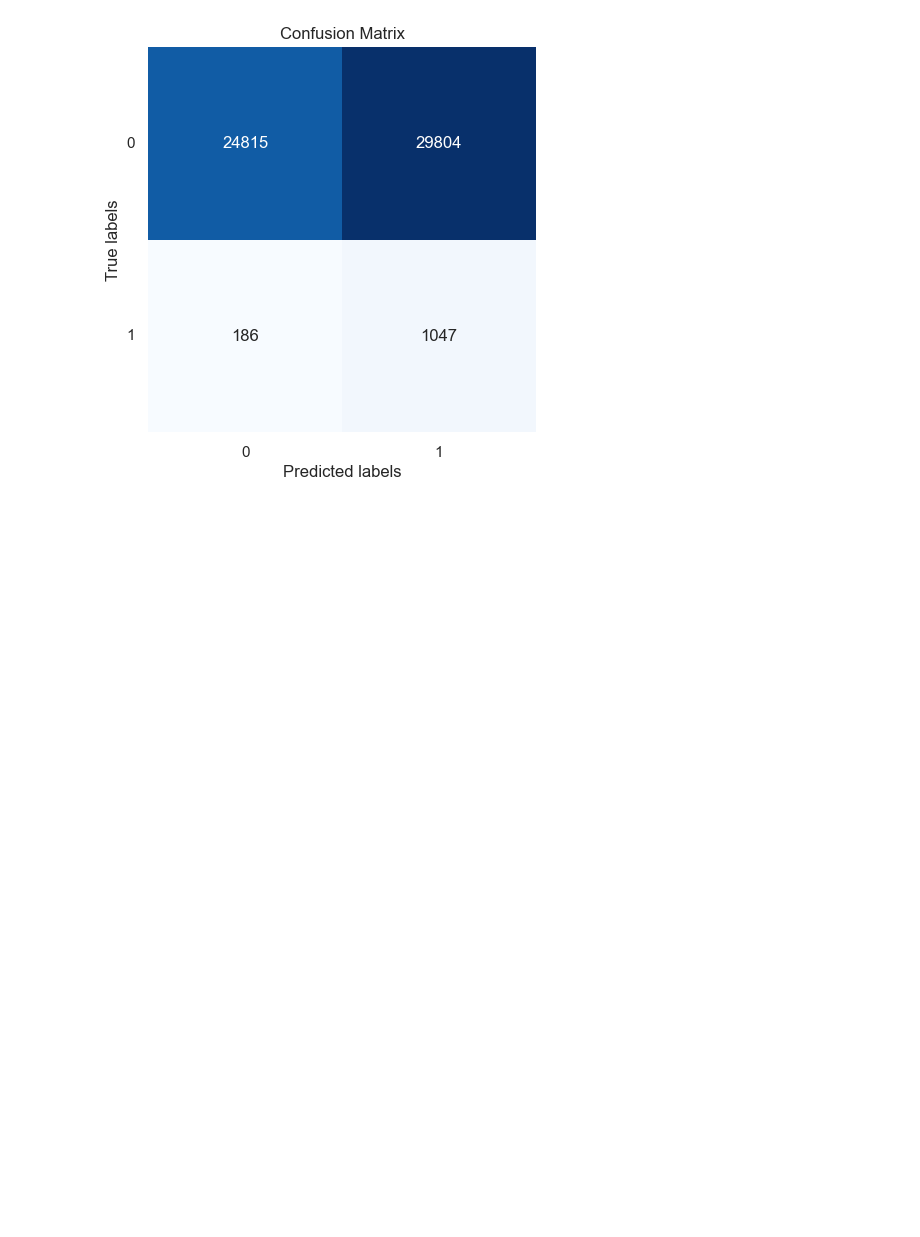
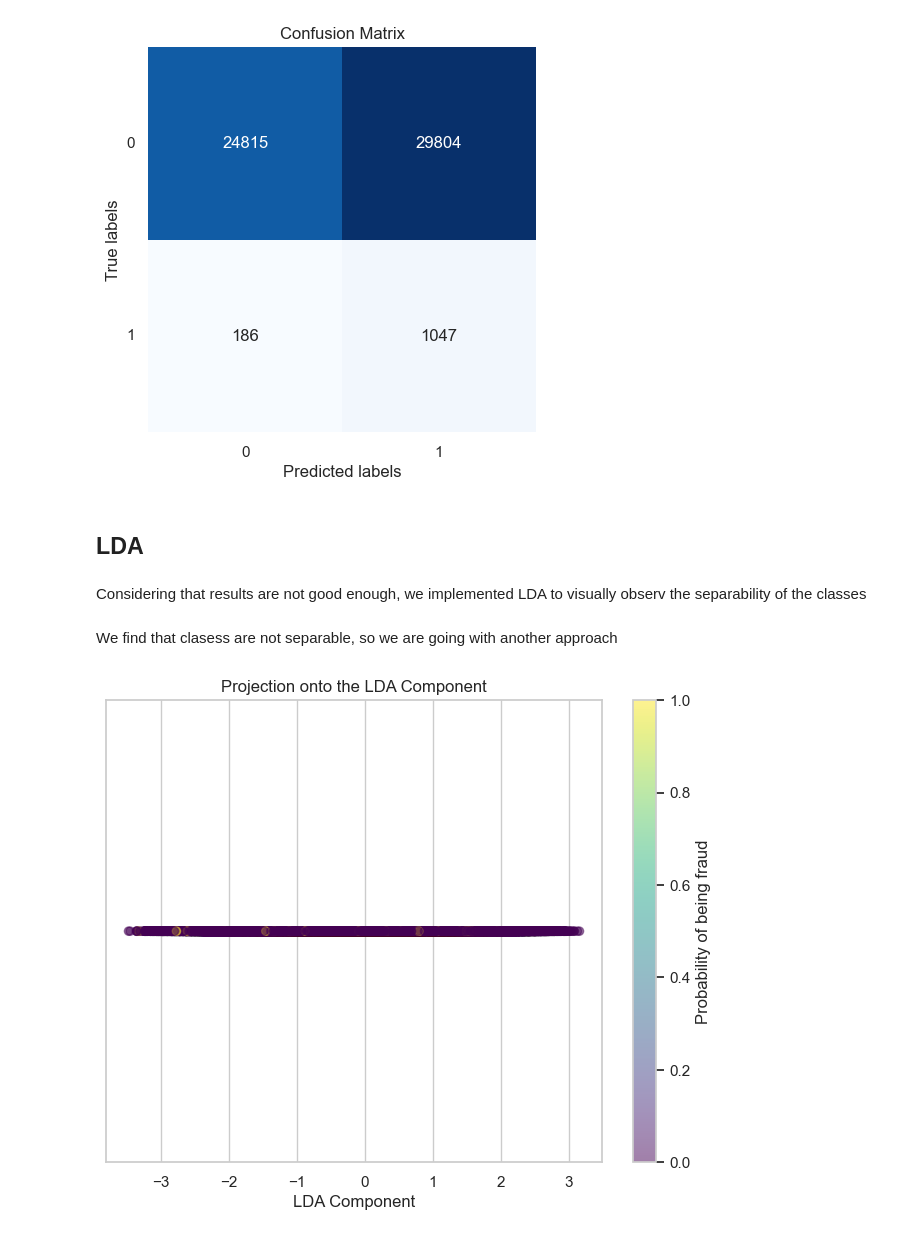
Before and after one commit to JuanS286/CreditCardFraudDetection, a Jupyter notebook: CreditCardFraudDetection.ipynb, the cells around one changed output. Drawn from its saved outputs; the diff is of its cells as text; code cells hidden in the pictures; blank space fills up the shorter version.

Commit message:
LDA and PCA to see class separability

```diff
--- a/CreditCardFraudDetection.ipynb
+++ b/CreditCardFraudDetection.ipynb
@@ -936,3 +936,36 @@ plt.yticks(np.arange(len(np.unique(y_test))) + .5, np.unique(y_test), rotation=0
 plt.show()
 # %% [output]
 [figure]
+# %% [markdown]
+## LDA
+# %% [markdown]
+Considering that results are not good enough, we implemented LDA to visually observ the separability of the classes
+# %%
+from sklearn.discriminant_analysis import LinearDiscriminantAnalysis as LDA
+
+# Assuming X and y are your features and target variable
+X = df.drop('TX_FRAUD', axis=1)
+y = df['TX_FRAUD']
+
+# Initialize LDA
+lda = LDA(n_components=1)  # n_components should be < n_classes - 1
+
+# Fit LDA on the dataset
+X_lda = lda.fit_transform(X, y)
+
+# Optionally, use LDA for classification
+# lda_classifier = lda.fit(X, y)
+# predictions = lda_classifier.predict(X_test)
+# %% [markdown]
+We find that clasess are not separable, so we are going with another approach
+# %%
+# Plotting the projection of the data onto the LDA component
+plt.figure(figsize=(8, 6))
+scatter = plt.scatter(X_lda, [0] * len(X_lda), c=y, cmap='viridis',  alpha=0.5)
+plt.colorbar(scatter, label='Probability of being fraud')
+plt.title('Projection onto the LDA Component')
+plt.xlabel('LDA Component')
+plt.yticks([])  # Hide y-axis ticks
+plt.show()
+# %% [output]
+[figure, added]
```
Also changed, not shown: parts of 3 cells of this notebook.
